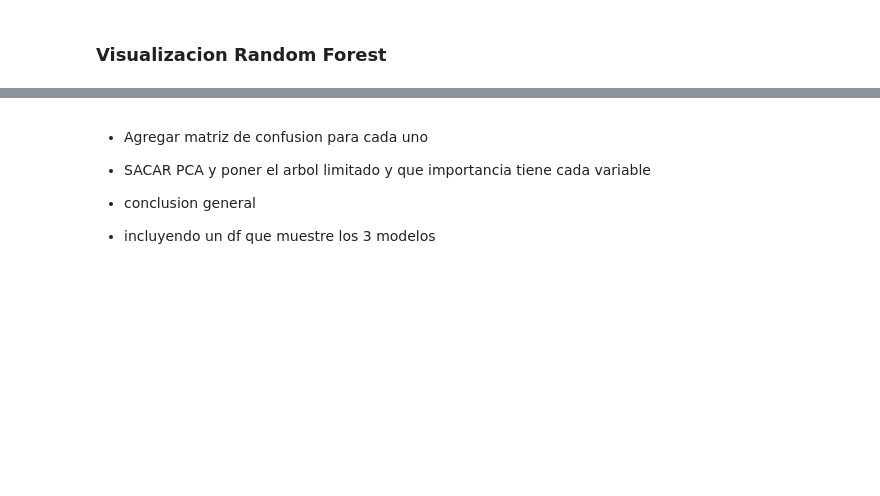
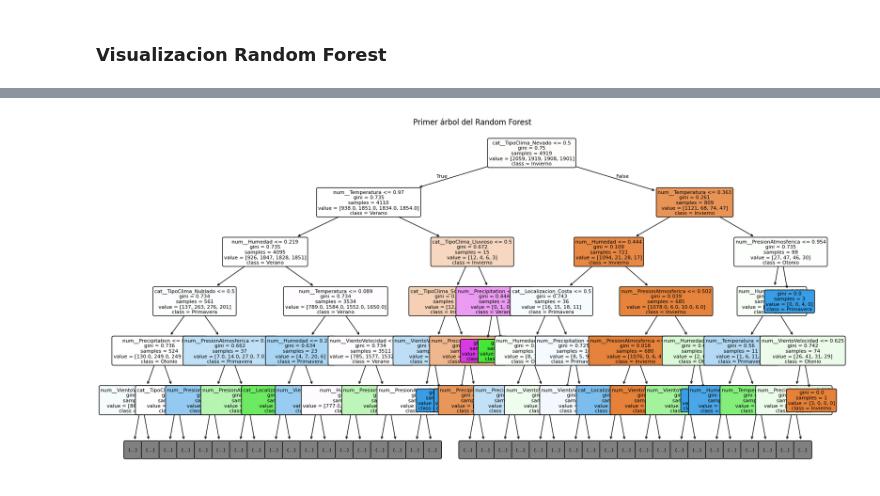
Before and after one commit to Kabarou/TP3_Mineria, a Jupyter notebook: main.ipynb, the cells around one changed output, grey strips where cells are left out. Saved outputs shown, nothing was run; the diff lists cells and outputs as text; code cells hidden in the pictures; blank space fills up the shorter version.

```diff
--- a/main.ipynb
+++ b/main.ipynb
@@ -483,8 +471,20 @@ plt.show()
-# %% [markdown]
-- Agregar matriz de confusion para cada uno
-
-- SACAR PCA y poner el arbol limitado y que importancia tiene cada variable
-
-- conclusion general
-
-- incluyendo un df que muestre los 3 modelos
+# %%
+# Aplicar preprocesamiento a X_train
+preprocessor.fit(X_train)
+
+# Extraer el Random Forest del pipeline con los mejores parámetros
+rf_model = best_rf.named_steps['rf']
+
+# Visualizamos el primer árbol
+plt.figure(figsize=(20, 10))
+plot_tree(rf_model.estimators_[0],
+          filled=True,
+          feature_names=preprocessor.get_feature_names_out(),
+          class_names=rf_model.classes_,
+          rounded=True,
+          fontsize=8,
+          max_depth=5)
+plt.title("Primer árbol del Random Forest")
+plt.show()
+# %% [output]
+[figure, added]
```
Also changed, not shown: parts of 21 cells of this notebook.
